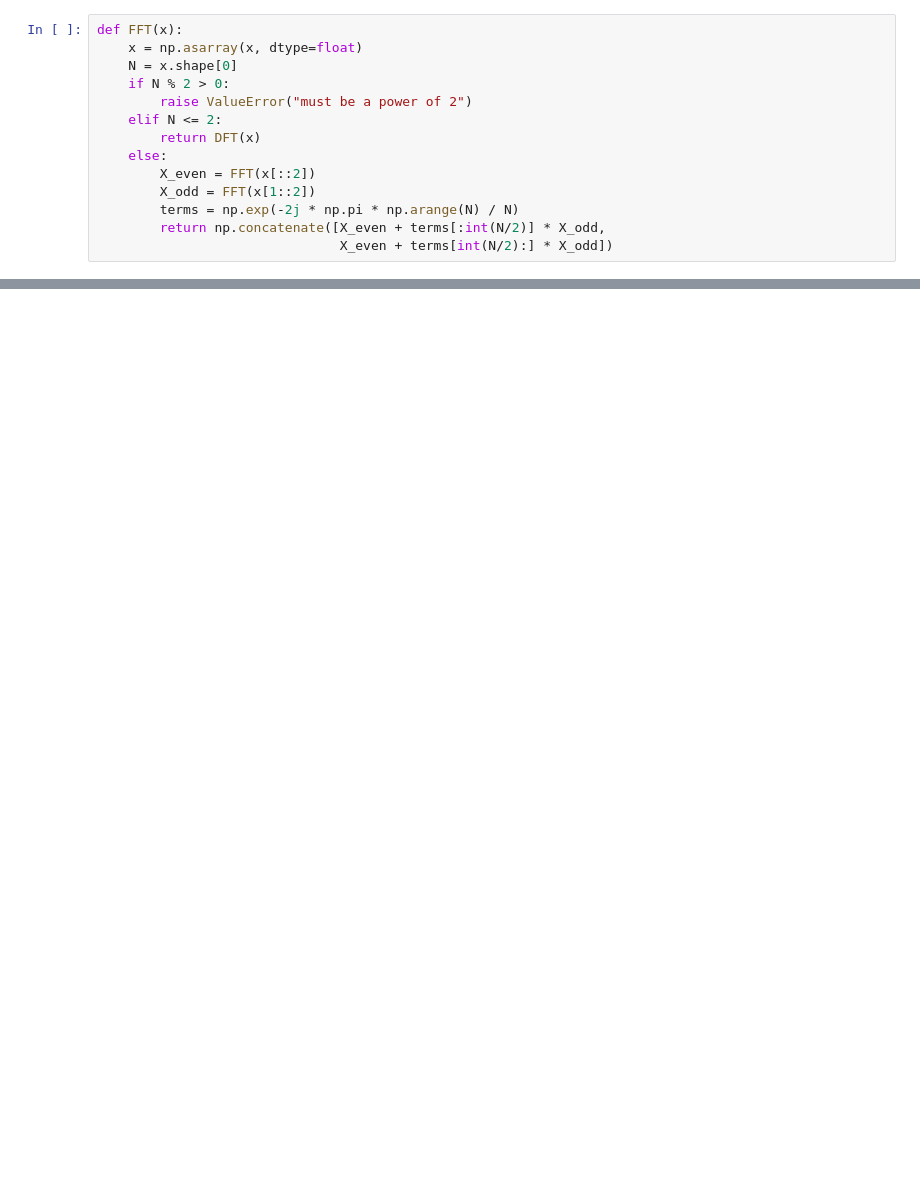
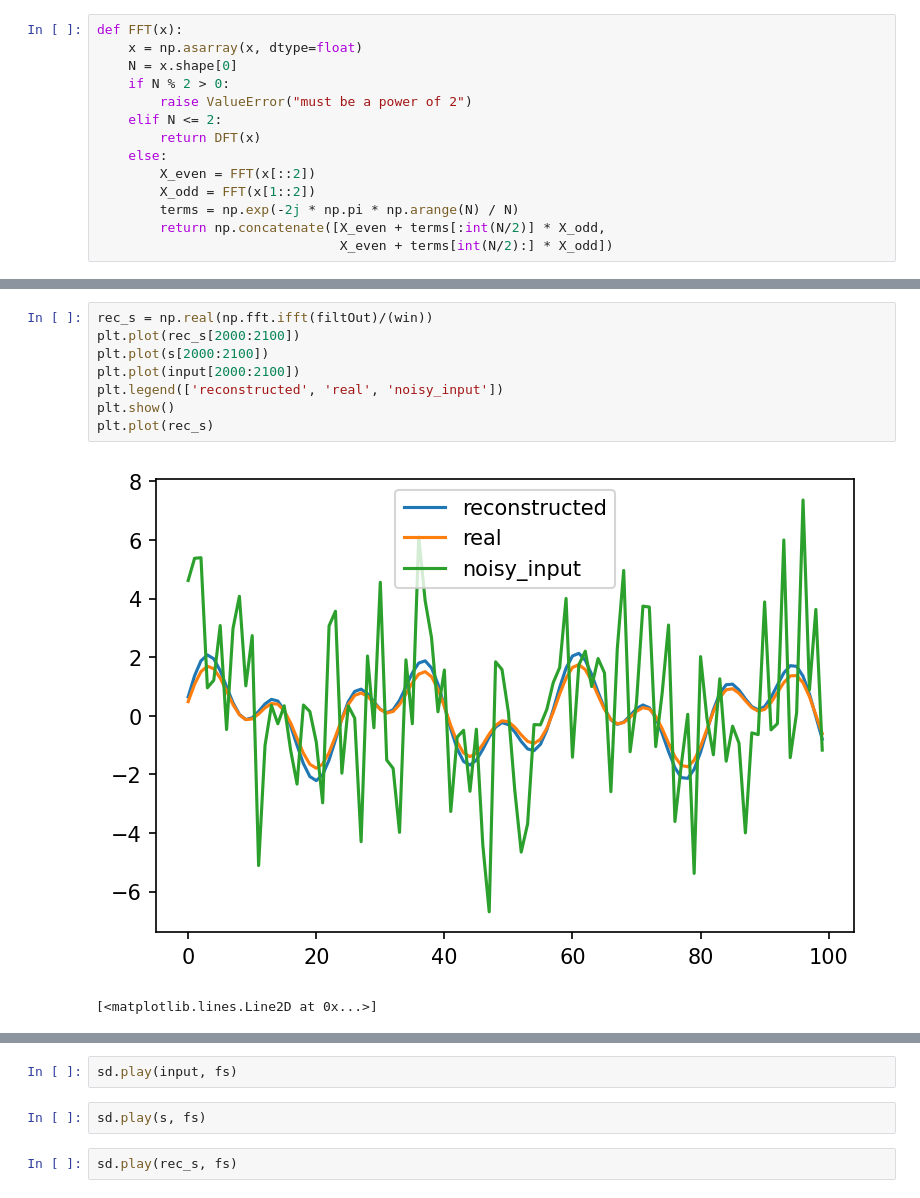
Before and after one commit to inquizition/Algorithms, a Jupyter notebook: PitchShift/test.ipynb, the cells around one changed output, grey strips where cells are left out. Drawn from its saved outputs; the diff is of its cells as text; blank space fills up the shorter version.

```diff
--- a/PitchShift/test.ipynb
+++ b/PitchShift/test.ipynb
@@ -117,0 +179,11 @@ TypeError: slice indices must be integers or None or have an __index__ method
+# %%
+rec_s = np.real(np.fft.ifft(filtOut)/(win))
+plt.plot(rec_s[2000:2100])
+plt.plot(s[2000:2100])
+plt.plot(input[2000:2100])
+plt.legend(['reconstructed', 'real', 'noisy_input'])
+plt.show()
+plt.plot(rec_s)
+# %% [output]
+[figure, added]
+[<matplotlib.lines.Line2D at 0x...>]
@@ -117,0 +191,6 @@ TypeError: slice indices must be integers or None or have an __index__ method
+# %%
+sd.play(input, fs)
+# %%
+sd.play(s, fs)
+# %%
+sd.play(rec_s, fs)
```
Also changed, not shown: parts of 19 cells of this notebook.
